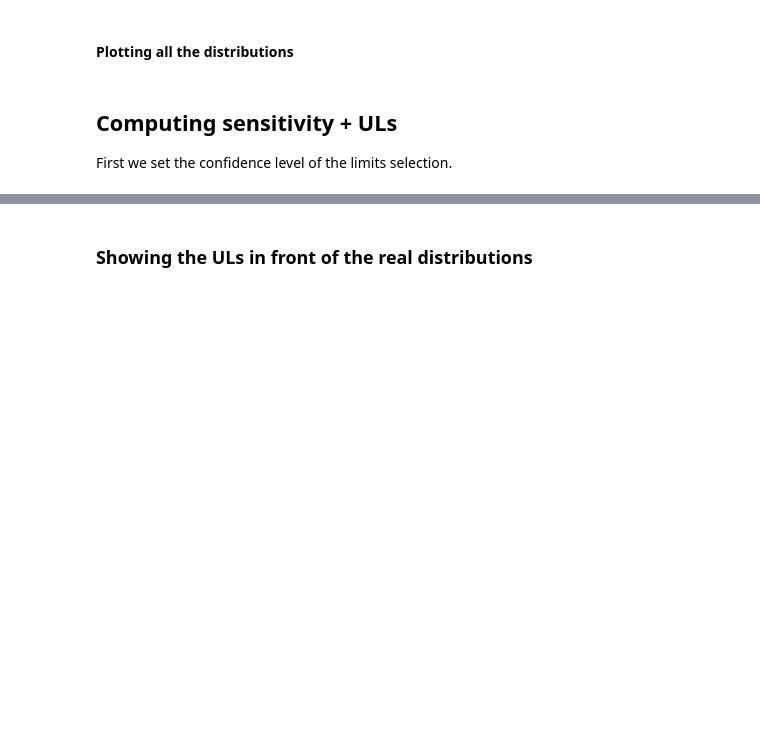
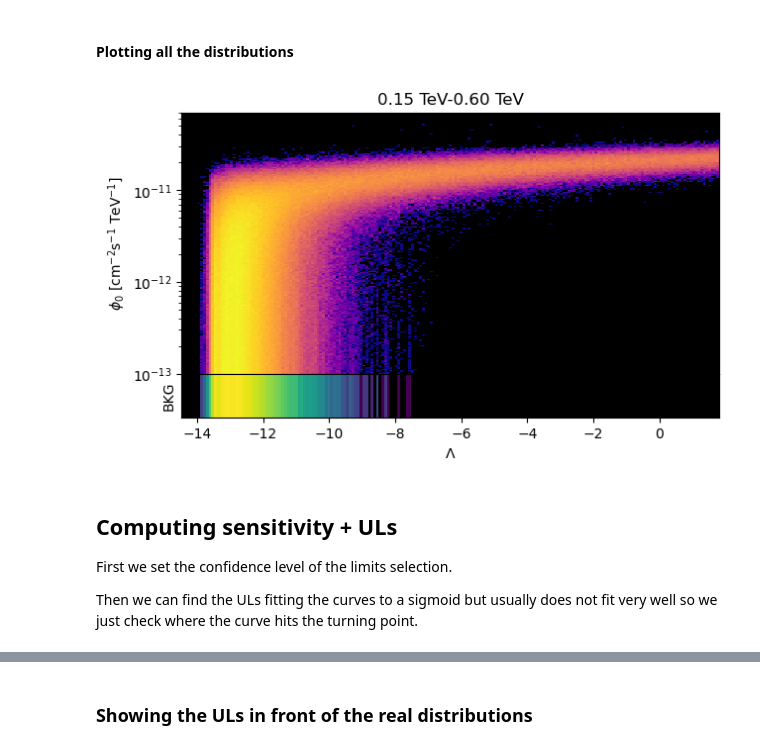
Before and after one commit to juanjq/gw-gamma-global-uls, a Jupyter notebook: notebook_sim.ipynb, the cells around one changed output, grey strips where cells are left out. Saved outputs shown, nothing was run; the diff lists cells and outputs as text; code cells hidden in the pictures; blank space fills up the shorter version.

```diff
--- a/notebook_sim.ipynb
+++ b/notebook_sim.ipynb
@@ -440,6 +439,7 @@ plt.show()
 print("Running TS Map Estimator...")
 maps_real = ts_estimator.run(dataset_stacked_real)
 
+# Array fluxes ---
 flux_uls = maps_real["flux_ul"].data.ravel()
 flux_uls_95 = np.where(mask_threshold_95, maps_real["flux_ul"].data, np.nan).ravel()
 
@@ -449,9 +449,7 @@ h = ax.hist(flux_uls, 40, histtype="stepfilled", color="lightgray", label="Total
 ax.hist(flux_uls_95, h[1], histtype="step", color="k", label="ULs in 95%")
 
 ax.set_xlabel("Flux UL [1 / (s cm2)]"); ax.set_ylabel("Normalized counts")
-ax.set_title(f"{energy_edges[0]:.2f}-{energy_edges[1]:.2f}")
-ax.legend(frameon=False, loc=(1.03, 0))
-
+ax.set_title(f"{energy_edges[0]:.2f}-{energy_edges[1]:.2f}"); ax.legend(frameon=False, loc=(1.03, 0))
 plt.show()
 # %% [output]
 Running TS Map Estimator...
@@ -747,10 +759,11 @@ cache_file = os.path.join(
 )
 
 if os.path.exists(cache_file):
-    print(f"Loading cached results...")
+    print(f"Loading cached results...\n")
     with open(cache_file, "rb") as f:
-        (ra_f, dec_f, lambda_f, lambda_ra_f, lambda_dec_f,
-         ts_dist_f, ts2_dist_f, tsmax_f, tsmax_ra_f, tsmax_dec_f) = pickle.load(f)
+        (
+            a_f, dec_f, lambda_f, lambda_ra_f, lambda_dec_f, ts_dist_f, ts2_dist_f, tsmax_f, tsmax_ra_f, tsmax_dec_f
+        ) = pickle.load(f)
 else:
     print("Reading and re-agruping data...")
     ra_f, dec_f, lambda_f, lambda_ra_f, lambda_dec_f = [], [], [], [], []
@@ -768,15 +781,13 @@ else:
 
         # Check if event is inside masked region
         contour_set = plt.contour(
-            np.rad2deg(ra_grid), np.rad2deg(dec_grid),
-            np.flip(data_ligo_2d, axis=1), levels=[threshold_maps[0]]
+            np.rad2deg(ra_grid), np.rad2deg(dec_grid), np.flip(data_ligo_2d, axis=1), levels=[threshold_maps[0]]
         )
         paths = contour_set.get_paths()
         plt.close()
 
         is_inside = np.array([
-            any(p.contains_point((_lambda_ra_f_[j], _lambda_dec_f_[j])) for p in paths)
-            for j in range(len(_lambda_ra_f_))
+            any(p.contains_point((_lambda_ra_f_[j], _lambda_dec_f_[j])) for p in paths) for j in range(len(_lambda_ra_f_))
         ])
         # is_inside = np.full(len(_lambda_ra_f_), True)
 
@@ -788,13 +799,14 @@ else:
         tsmax_f.append(data["tsmax"][is_inside])
         tsmax_ra_f.append(data["tsmax_ra"][is_inside])
         tsmax_dec_f.append(data["tsmax_dec"][is_inside])
-        ts_dist_f.append(data["ts_dist"][is_inside])
-        ts2_dist_f.append(data["ts2_dist"][is_inside])
 
-    # Save backup
+        # This can be commented as loading a lot of maps might crash
+        # ts_dist_f.append(data["ts_dist"][is_inside])
+        # ts2_dist_f.append(data["ts2_dist"][is_inside])
+
+    # Save backup as a .pkl so we dont read the results again and again
     with open(cache_file, "wb") as f:
         pickle.dump(
-            (ra_f, dec_f, lambda_f, lambda_ra_f, lambda_dec_f,
-             ts_dist_f, ts2_dist_f, tsmax_f, tsmax_ra_f, tsmax_dec_f),
+            (ra_f, dec_f, lambda_f, lambda_ra_f, lambda_dec_f, ts_dist_f, ts2_dist_f, tsmax_f, tsmax_ra_f, tsmax_dec_f),
             f
         )
@@ -810,29 +827,32 @@ last_edge = 10**(2*log_fluxes[-1] - log_edges_inner[-1])
 
 flux_edges = np.concatenate([[first_edge], flux_edges_inner, [last_edge]])
 
-lambda_bins = np.linspace(-12, 80, 200)
+delta_l_bkg = max_l_bkg - min_l_bkg
+lambda_bins = np.linspace(min_l_bkg - delta_l_bkg * 0.1, max_l_bkg  +  delta_l_bkg * 1.5, 200)
+lambda_bins_ext = np.linspace(min_l_bkg - delta_l_bkg * 0.1, max_l_bkg  +  delta_l_bkg * 1.5, 200)
 lambda_bins_c = (lambda_bins[1:] + lambda_bins[:-1]) / 2
 
 lambda_hist_bkg = np.histogram(lambda_bkg, lambda_bins, density=False)[0]
 lambda_hist_f   = np.array([np.histogram(l, lambda_bins, density=False)[0] for l in lambda_f])
 # %%
-fig, (ax1, ax2) = plt.subplots(2, 1, figsize=(5, 4), gridspec_kw={"height_ratios": [6, 1]}, sharex=True)
+fig, (ax1, ax2) = plt.subplots(2, 1, figsize=(7, 4), gridspec_kw={"height_ratios": [6, 1]}, sharex=True)
 
 pc1 = ax1.pcolormesh(lambda_bins, flux_edges, lambda_hist_f, norm=LogNorm(), cmap="plasma")
 pc2 = ax2.pcolormesh(lambda_bins, [0, 1], [lambda_hist_bkg], norm=LogNorm(), cmap="viridis")
 
 for ax in [ax1, ax2]:
     ax.set_facecolor("k")
 ax1.set_ylim(1e-13, 7e-11); ax1.set_yscale("log"); ax2.set_yticks([])
-ax2.set_ylabel(f"BKG"); ax2.set_xlabel("$\Lambda$")
-ax1.set_ylabel("$\phi_0$ [cm${}^{-2}$s${}^{-1}$ TeV${}^{-1}$]")
-ax1.set_title(f"{energy_edges[0]:.2f}-{energy_edges[1]:.2f}")
-plt.subplots_adjust(wspace=0, hspace=0)
-
+ax2.set_ylabel(f"BKG"); ax2.set_xlabel("$\\Lambda$"); ax1.set_ylabel("$\\phi_0$ [cm${}^{-2}$s${}^{-1}$ TeV${}^{-1}$]")
+ax1.set_title(f"{energy_edges[0]:.2f}-{energy_edges[1]:.2f}"); plt.subplots_adjust(wspace=0, hspace=0)
 plt.show()
+# %% [output]
+[figure, added]
 # %% [markdown]
 ## Computing sensitivity + ULs
 First we set the confidence level of the limits selection.
+
+Then we can find the ULs fitting the curves to a sigmoid but usually does not fit very well so we just check where the curve hits the turning point.
 # %%
 cl = 0.95
 # %%
```
Also changed, not shown: parts of 44 cells of this notebook, 2 other files.
